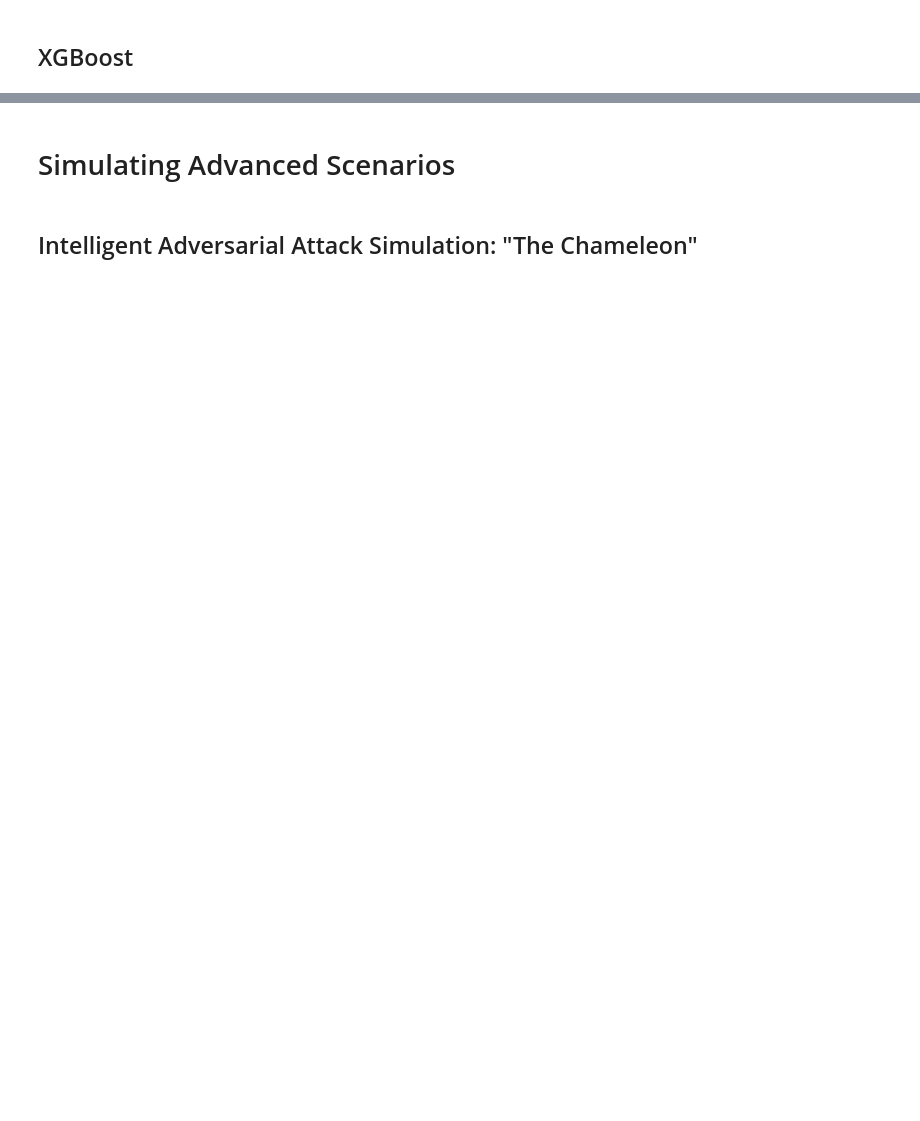
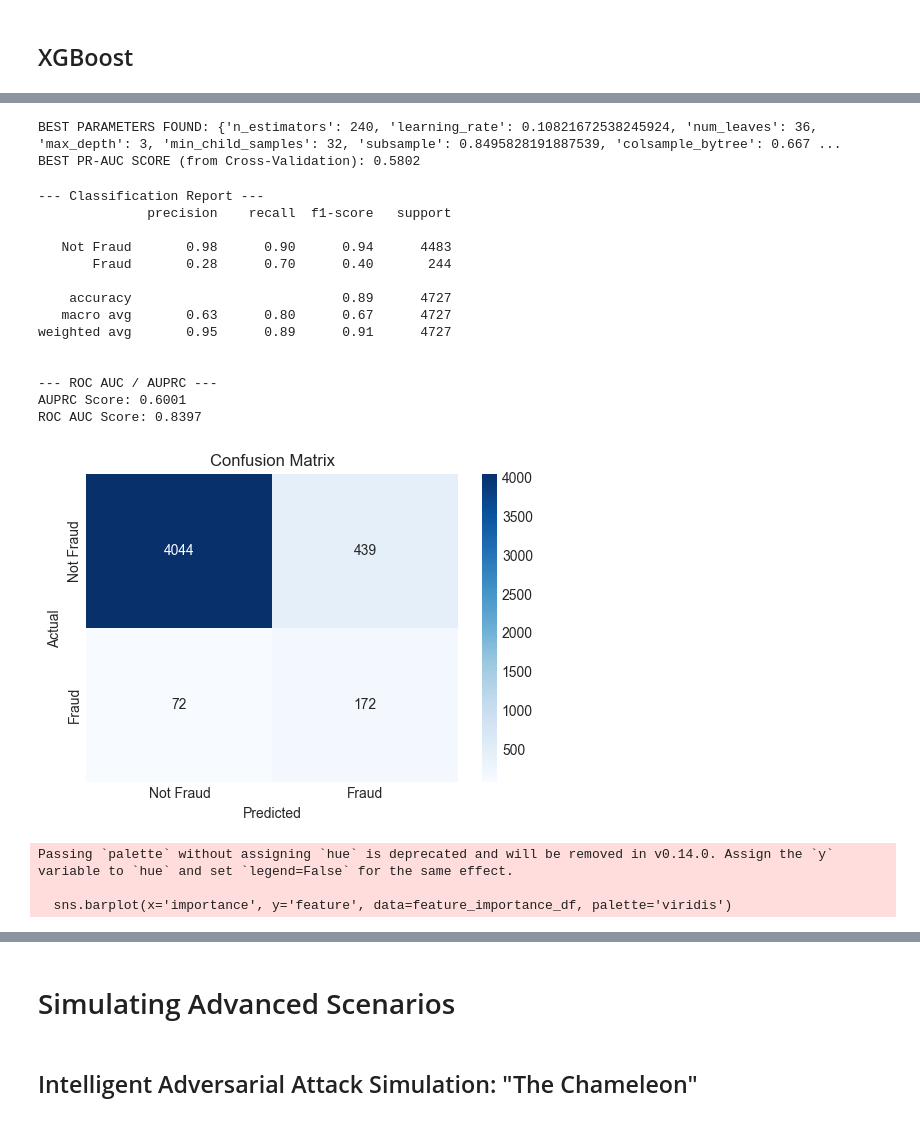
Before and after one commit to briannoelkesuma/BT4012-Group-15-Ecommerce-Fraud, a Jupyter notebook: notebook.ipynb, the cells around one changed output, grey strips where cells are left out. Drawn from its saved outputs; the diff is of its cells as text; code cells hidden in the pictures; blank space fills up the shorter version.

```diff
--- a/notebook.ipynb
+++ b/notebook.ipynb
@@ -959,0 +1029,46 @@ Passing `palette` without assigning `hue` is deprecated and will be removed in v
+# %%
+best_params = study_lgbm.best_params
+best_pr_auc = study_lgbm.best_value
+
+scale_pos_weight = y_train.value_counts().get(0, 1) / y_train.value_counts().get(1, 1)
+
+best_model_lgbm = lgb.LGBMClassifier(
+    objective='binary',
+    metric='average_precision',
+    scale_pos_weight=scale_pos_weight,
+    random_state=42,
+    verbosity=-1,
+    **best_params
+)
+
+best_model_lgbm.fit(X_train, y_train)
+
+print(f"BEST PARAMETERS FOUND: {best_params}")
+print(f"BEST PR-AUC SCORE (from Cross-Validation): {best_pr_auc:.4f}")
+# %% [output]
+BEST PARAMETERS FOUND: {'n_estimators': 240, 'learning_rate': 0.10821672538245924, 'num_leaves': 36, 'max_depth': 3, 'min_child_samples': 32, 'subsample': 0.8495828191887539, 'colsample_bytree': 0.667 ...
+BEST PR-AUC SCORE (from Cross-Validation): 0.5802
+# %%
+y_pred_lgbm = best_model_lgbm.predict(X_test)
+y_proba_lgbm = best_model_lgbm.predict_proba(X_test)[:, 1]
+
+top_features_lgbm = evaluate_model(best_model_lgbm, X_test, y_test, y_pred_lgbm, y_proba_lgbm)
+# %% [output]
+--- Classification Report ---
+              precision    recall  f1-score   support
+
+   Not Fraud       0.98      0.90      0.94      4483
+       Fraud       0.28      0.70      0.40       244
+
+    accuracy                           0.89      4727
+   macro avg       0.63      0.80      0.67      4727
+weighted avg       0.95      0.89      0.91      4727
+
+
+--- ROC AUC / AUPRC ---
+AUPRC Score: 0.6001
+ROC AUC Score: 0.8397
+[figure, added]
+Passing `palette` without assigning `hue` is deprecated and will be removed in v0.14.0. Assign the `y` variable to `hue` and set `legend=False` for the same effect.
+
+  sns.barplot(x='importance', y='feature', data=feature_importance_df, palette='viridis')
```
Also changed, not shown: parts of 19 cells of this notebook.
